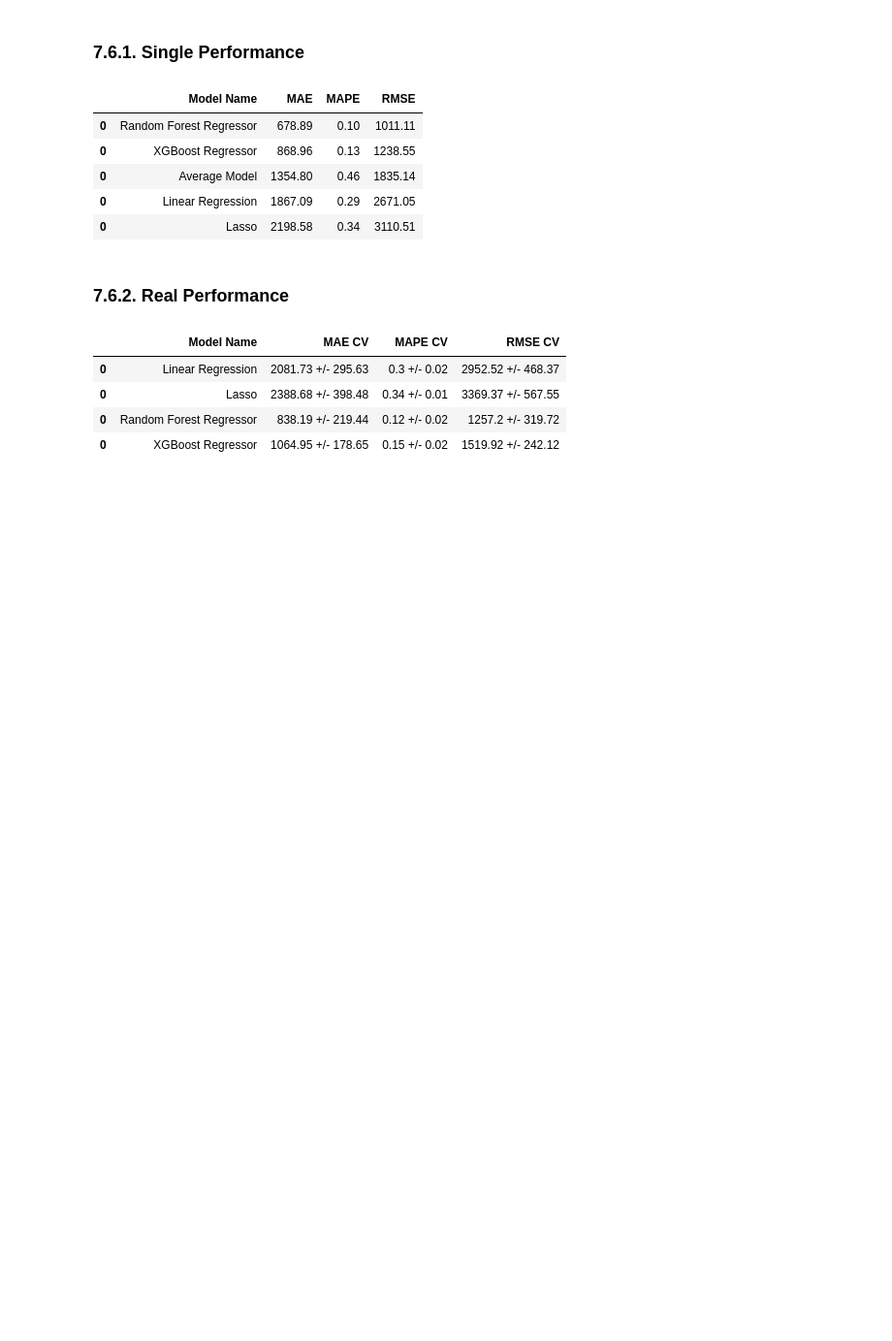
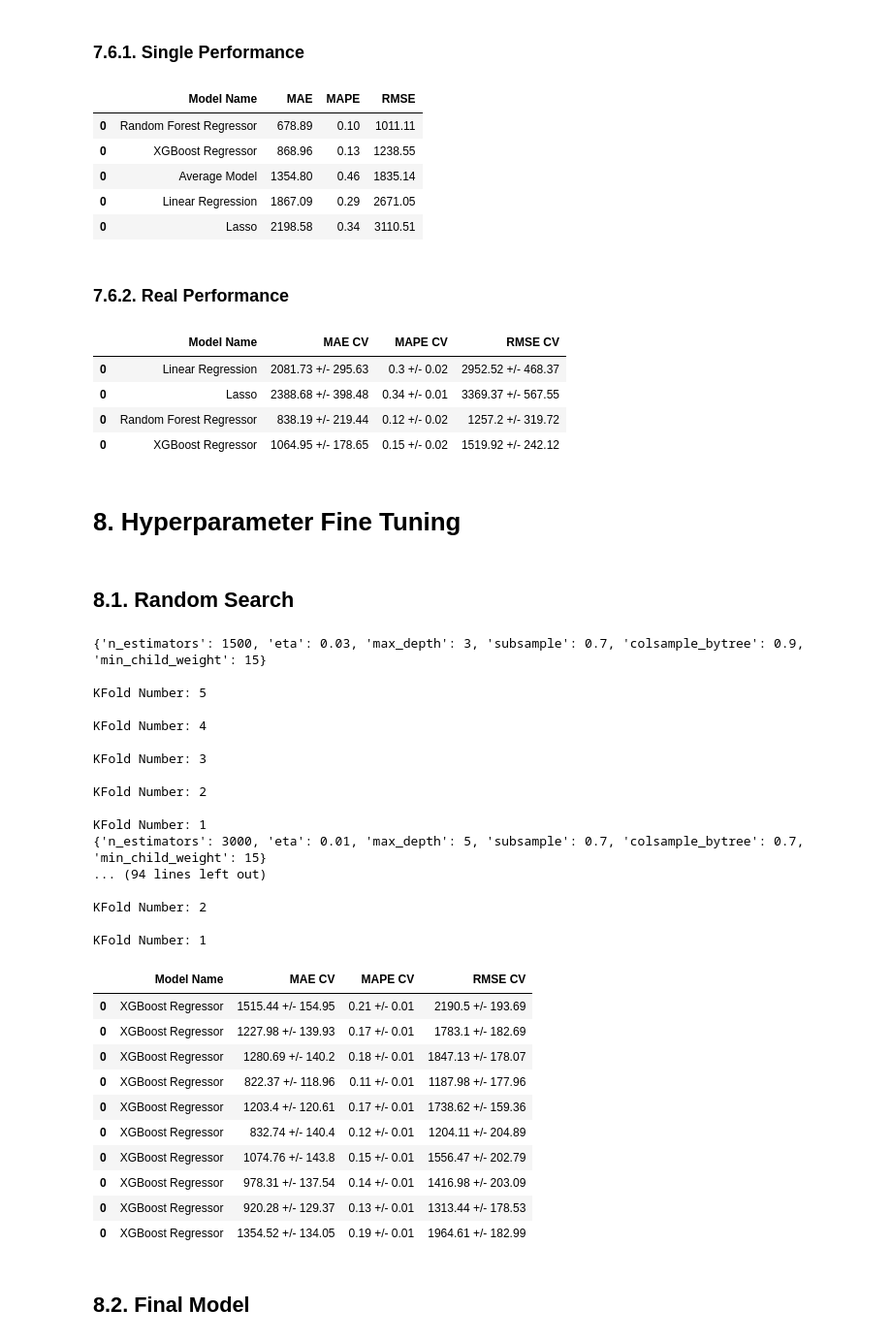
Before and after one commit to m4theus4ndr4de/regression-rossmann, a Jupyter notebook: store_sales_prediction.ipynb, the cells around one changed output. Shown at 97% size. Saved outputs shown, nothing was run; the diff lists cells and outputs as text; code cells hidden in the pictures; blank space fills up the shorter version.

Commit message:
final result tune

```diff
--- a/store_sales_prediction.ipynb
+++ b/store_sales_prediction.ipynb
@@ -1287,3 +1288,69 @@ modelling_result_cv
 | 0 | Lasso | 2388.68 +/- 398.48 | 0.34 +/- 0.01 | 3369.37 +/- 567.55 |
 | 0 | Random Forest Regressor | 838.19 +/- 219.44 | 0.12 +/- 0.02 | 1257.2 +/- 319.72 |
 | 0 | XGBoost Regressor | 1064.95 +/- 178.65 | 0.15 +/- 0.02 | 1519.92 +/- 242.12 |
+# %% [markdown]
+# 8. Hyperparameter Fine Tuning
+# %% [markdown]
+## 8.1. Random Search
+# %%
+param = {'n_estimators':[1500, 1700, 2500, 3000, 3500],
+         'eta':[0.01, 0.03],
+         'max_depth':[3, 5, 9],
+         'subsample':[0.1, 0.5, 0.7],
+         'colsample_bytree':[0.3, 0.7, 0.9],
+         'min_child_weight':[3, 8, 15]}
+
+MAX_EVAL = 10
+# %%
+final_result = pd.DataFrame()
+
+for i in range(MAX_EVAL):
+    # choose values for parameters randomly
+    hp = {k:random.sample(v, 1)[0] for k, v in param.items()}
+    print(hp)
+
+    # model -  can use tree_method ='gpu_hist' to run on gpu
+    model_xgb = xgb.XGBRegressor(objective='reg:squarederror',
+                                 n_estimators=hp['n_estimators'],
+                                 eta=hp['eta'],
+                                 max_depth=hp['max_depth'],
+                                 colsample_bytree=hp['colsample_bytree'],
+                                 subsample=hp['subsample'],
+                                 min_child_weight=hp['min_child_weight'])
+
+    # pemodel_xgbormance
+    result = cross_validation(x_training, 5, 'XGBoost Regressor', model_xgb, verbose=True)
+    final_result = pd.concat([final_result, result])
+
+final_result
+# %% [output]
+{'n_estimators': 1500, 'eta': 0.03, 'max_depth': 3, 'subsample': 0.7, 'colsample_bytree': 0.9, 'min_child_weight': 15}
+
+KFold Number: 5
+
+KFold Number: 4
+
+KFold Number: 3
+
+KFold Number: 2
+
+KFold Number: 1
+{'n_estimators': 3000, 'eta': 0.01, 'max_depth': 5, 'subsample': 0.7, 'colsample_bytree': 0.7, 'min_child_weight': 15}
+... (94 lines left out)
+
+KFold Number: 2
+
+KFold Number: 1
+|  | Model Name | MAE CV | MAPE CV | RMSE CV |
+| 0 | XGBoost Regressor | 1515.44 +/- 154.95 | 0.21 +/- 0.01 | 2190.5 +/- 193.69 |
+| 0 | XGBoost Regressor | 1227.98 +/- 139.93 | 0.17 +/- 0.01 | 1783.1 +/- 182.69 |
+| 0 | XGBoost Regressor | 1280.69 +/- 140.2 | 0.18 +/- 0.01 | 1847.13 +/- 178.07 |
+| 0 | XGBoost Regressor | 822.37 +/- 118.96 | 0.11 +/- 0.01 | 1187.98 +/- 177.96 |
+| 0 | XGBoost Regressor | 1203.4 +/- 120.61 | 0.17 +/- 0.01 | 1738.62 +/- 159.36 |
+| 0 | XGBoost Regressor | 832.74 +/- 140.4 | 0.12 +/- 0.01 | 1204.11 +/- 204.89 |
+| 0 | XGBoost Regressor | 1074.76 +/- 143.8 | 0.15 +/- 0.01 | 1556.47 +/- 202.79 |
+| 0 | XGBoost Regressor | 978.31 +/- 137.54 | 0.14 +/- 0.01 | 1416.98 +/- 203.09 |
+| 0 | XGBoost Regressor | 920.28 +/- 129.37 | 0.13 +/- 0.01 | 1313.44 +/- 178.53 |
+| 0 | XGBoost Regressor | 1354.52 +/- 134.05 | 0.19 +/- 0.01 | 1964.61 +/- 182.99 |
+# %% [markdown]
+## 8.2. Final Model
```
Also changed, not shown: parts of 15 cells of this notebook.
